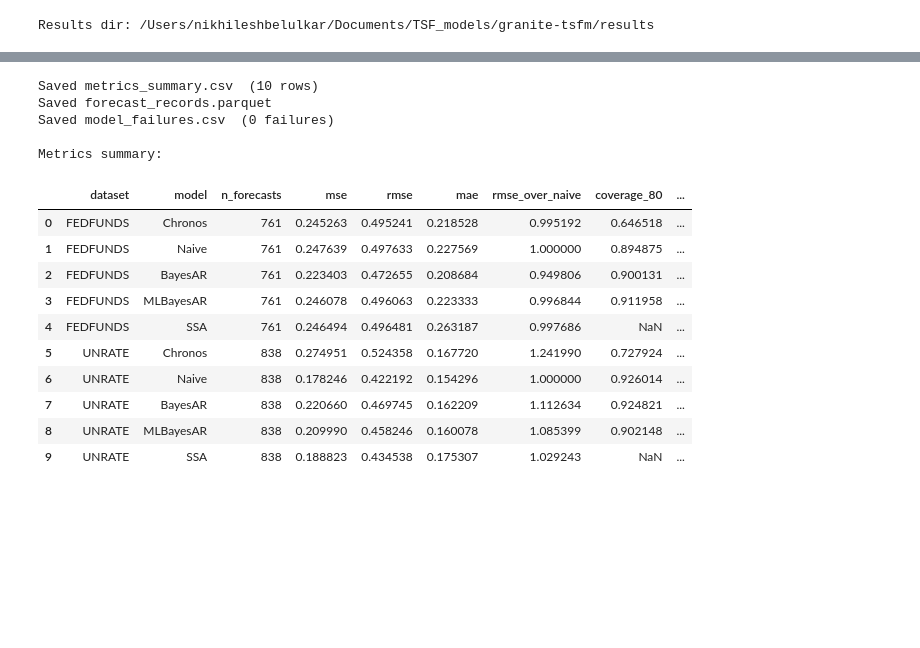
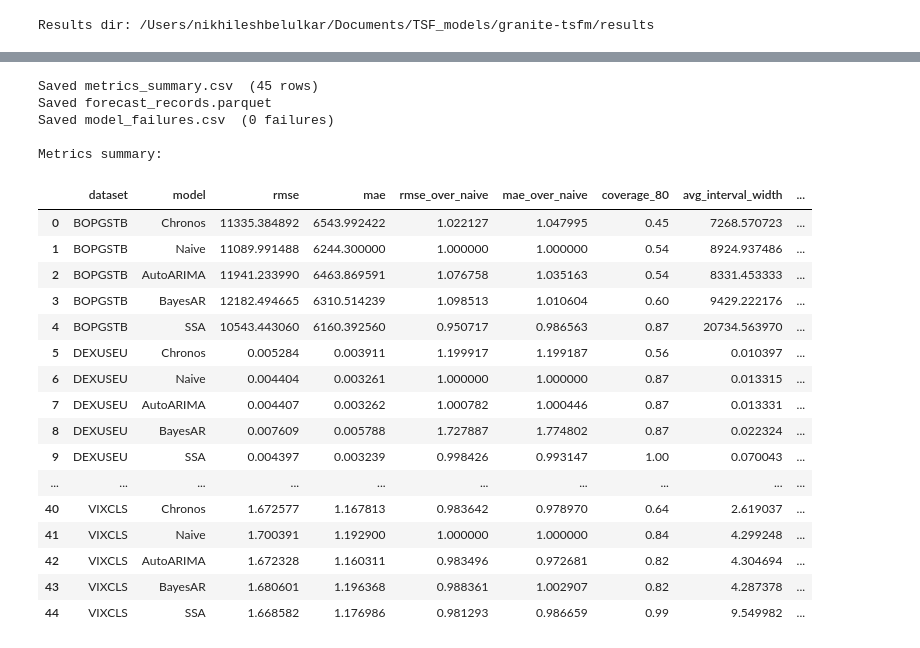
Before and after one commit to Nikhilesh-B/granite-tsfm, a Jupyter notebook: chronos_vs_traditional_benchmark.ipynb, the cells around one changed output, grey strips where cells are left out. Saved outputs shown, nothing was run; the diff lists cells and outputs as text; code cells hidden in the pictures; blank space fills up the shorter version.

```diff
--- a/chronos_vs_traditional_benchmark.ipynb
+++ b/chronos_vs_traditional_benchmark.ipynb
@@ -24,23 +24,27 @@ print("Imports OK")
 Imports OK
 # %%
 HORIZON         = 1
-CHRONOS_CONTEXT = 1000
+CHRONOS_CONTEXT = 512
 CHRONOS_MODEL   = 'amazon/chronos-t5-tiny'  # swap small/base for higher quality
-MAX_OOS_ORIGINS = 1000000
+MAX_OOS_ORIGINS = 100
 ROLLING_WINDOW  = 36
 
 DATA_DIR    = Path('data')
 RESULTS_DIR = Path('results')
 
 # Set RUN_DATASETS = None to run all 6 datasets.
-RUN_DATASETS = ['UNRATE','FEDFUNDS','BOPGSTB','TB3MS']
+RUN_DATASETS = ['FEDFUNDS', 'BOPGSTB', 'TB3MS', 'DEXUSEU', 'GS10', 'NFCI', 'SAHMREALTIME', 'UNRATE', 'VIXCLS']
 
 DATASETS = [
-    dict(name='FEDFUNDS', path='data/FEDFUNDS.csv', date_col='observation_date', target_col='FEDFUNDS', k_first=100),
-    dict(name='GS10',     path='data/GS10.csv',     date_col='observation_date', target_col='GS10',     k_first=100),
-    dict(name='UNRATE',   path='data/UNRATE.csv',   date_col='observation_date', target_col='UNRATE',   k_first=100),
-    dict(name='PCE',   path='data/PCE.csv',   date_col='observation_date', target_col='UNRATE',   k_first=100),
-    dict(name='TB3MS',   path='data/PCE.csv',   date_col='observation_date', target_col='UNRATE',   k_first=100),
+    dict(name='BOPGSTB',      path='data/out_of_domain/BOPGSTB.csv',      date_col='observation_date', target_col='BOPGSTB',      k_first=100),
+    dict(name='DEXUSEU',      path='data/out_of_domain/DEXUSEU.csv',      date_col='observation_date', target_col='DEXUSEU',      k_first=100),
+    dict(name='FEDFUNDS',     path='data/out_of_domain/FEDFUNDS.csv',     date_col='observation_date', target_col='FEDFUNDS',     k_first=100),
+    dict(name='GS10',         path='data/out_of_domain/GS10.csv',         date_col='observation_date', target_col='GS10',         k_first=100),
+    dict(name='NFCI',         path='data/out_of_domain/NFCI.csv',         date_col='observation_date', target_col='NFCI',         k_first=100),
+    dict(name='SAHMREALTIME', path='data/out_of_domain/SAHMREALTIME.csv', date_col='observation_date', target_col='SAHMREALTIME', k_first=100),
+    dict(name='TB3MS',        path='data/out_of_domain/TB3MS.csv',        date_col='observation_date', target_col='TB3MS',        k_first=100),
+    dict(name='UNRATE',       path='data/out_of_domain/UNRATE.csv',       date_col='observation_date', target_col='UNRATE',       k_first=100),
+    dict(name='VIXCLS',       path='data/out_of_domain/VIXCLS.csv',       date_col='observation_date', target_col='VIXCLS',       k_first=100),
 ]
 
 # Full colour registry — add entries here if you add new models
@@ -64,10 +68,10 @@ RUN_CHRONOS = True   # set False to skip the Chronos-T5 pipeline entirely
 def make_baselines():
     return {
         'Naive'    : NaiveBenchmarkForecaster(),
-        # 'AR(1)'    : ARIMAForecaster(order=(1, 0, 0)),
-        # 'AutoARIMA': AutoARIMAForecaster(p_max=4, q_max=2, d_max=2),
-        'BayesAR'  : BayesianARForecaster(p=3, prior_mode='ridge'),
-        'MLBayesAR': MLBayesARForecaster(p=24, prior_mode='minnesota'),
+        # 'ARIMA(10,1,10)'    : ARIMAForecaster(order=(5, 1, 5)),
+        'AutoARIMA': AutoARIMAForecaster(p_max=3, q_max=2, d_max=1),
+        'BayesAR'  : BayesianARForecaster(p=10, prior_mode='ridge'),
+        # 'MLBayesAR': MLBayesARForecaster(p=24, prior_mode='minnesota'),
         'SSA'      : SSAForecaster(),
         # 'AR-GARCH' : ARGARCHForecaster(p=1),
     }
@@ -230,10 +226,16 @@ for ds in active_datasets:
                 upper_80=uppers_ds[model][-1],
             ))
 
-    naive_rmse = compute_metrics(preds_ds['Naive'], actuals_ds)['rmse']
+    naive_m    = compute_metrics(preds_ds['Naive'], actuals_ds, lowers_ds['Naive'], uppers_ds['Naive'])
+    naive_rmse = naive_m['rmse']
+    naive_mae  = naive_m['mae']
+    naive_width = naive_m['avg_interval_width']
     for model in MODEL_NAMES:
         m = compute_metrics(preds_ds[model], actuals_ds, lowers_ds[model], uppers_ds[model])
-        m['rmse_over_naive'] = m['rmse'] / naive_rmse if naive_rmse > 0 else float('nan')
+        m['rmse_over_naive']          = m['rmse'] / naive_rmse  if naive_rmse  > 0 else float('nan')
+        m['mae_over_naive']           = m['mae']  / naive_mae   if naive_mae   > 0 else float('nan')
+        naive_w = naive_width if (not np.isnan(naive_width) and naive_width > 0) else float('nan')
+        m['interval_width_over_naive'] = m['avg_interval_width'] / naive_w if not np.isnan(naive_w) else float('nan')
         m['dataset'] = ds['name']
         m['model']   = model
         all_metrics_rows.append(m)
@@ -266,38 +308,44 @@ FileNotFoundError: [Errno 2] No such file or directory: 'data/PCE.csv'
 # %%
-METRICS_COLS = ['dataset', 'model', 'n_forecasts', 'mse', 'rmse', 'mae',
-                'rmse_over_naive', 'coverage_80', 'avg_interval_width']
+METRICS_COLS = ['dataset', 'model', 'rmse', 'mae', 'rmse_over_naive', 'mae_over_naive',
+                'coverage_80', 'avg_interval_width', 'interval_width_over_naive']
 
 metrics_df = pd.DataFrame(all_metrics_rows)[METRICS_COLS]
 metrics_df.to_csv(RESULTS_DIR / 'metrics_summary.csv', index=False)
 print(f"Saved metrics_summary.csv  ({len(metrics_df)} rows)")
 
 pd.DataFrame(all_forecast_rows).to_parquet(RESULTS_DIR / 'forecast_records.parquet', index=False)
 print(f"Saved forecast_records.parquet")
 
 failures_df = (pd.DataFrame(all_failure_rows) if all_failure_rows
                else pd.DataFrame(columns=['dataset', 'model', 'error_message']))
 failures_df.to_csv(RESULTS_DIR / 'model_failures.csv', index=False)
 print(f"Saved model_failures.csv  ({len(failures_df)} failures)")
 
 print("\nMetrics summary:")
 display(metrics_df)
 # %% [output]
-Saved metrics_summary.csv  (10 rows)
+Saved metrics_summary.csv  (45 rows)
 Saved forecast_records.parquet
 Saved model_failures.csv  (0 failures)
 
 Metrics summary:
-|  | dataset | model | n_forecasts | mse | rmse | mae | rmse_over_naive | coverage_80 | ... |
-| 0 | FEDFUNDS | Chronos | 761 | 0.245263 | 0.495241 | 0.218528 | 0.995192 | 0.646518 | ... |
-| 1 | FEDFUNDS | Naive | 761 | 0.247639 | 0.497633 | 0.227569 | 1.000000 | 0.894875 | ... |
-| 2 | FEDFUNDS | BayesAR | 761 | 0.223403 | 0.472655 | 0.208684 | 0.949806 | 0.900131 | ... |
-| 3 | FEDFUNDS | MLBayesAR | 761 | 0.246078 | 0.496063 | 0.223333 | 0.996844 | 0.911958 | ... |
-| 4 | FEDFUNDS | SSA | 761 | 0.246494 | 0.496481 | 0.263187 | 0.997686 | NaN | ... |
-| 5 | UNRATE | Chronos | 838 | 0.274951 | 0.524358 | 0.167720 | 1.241990 | 0.727924 | ... |
-| 6 | UNRATE | Naive | 838 | 0.178246 | 0.422192 | 0.154296 | 1.000000 | 0.926014 | ... |
-| 7 | UNRATE | BayesAR | 838 | 0.220660 | 0.469745 | 0.162209 | 1.112634 | 0.924821 | ... |
-| 8 | UNRATE | MLBayesAR | 838 | 0.209990 | 0.458246 | 0.160078 | 1.085399 | 0.902148 | ... |
-| 9 | UNRATE | SSA | 838 | 0.188823 | 0.434538 | 0.175307 | 1.029243 | NaN | ... |
+|  | dataset | model | rmse | mae | rmse_over_naive | mae_over_naive | coverage_80 | avg_interval_width | ... |
+| 0 | BOPGSTB | Chronos | 11335.384892 | 6543.992422 | 1.022127 | 1.047995 | 0.45 | 7268.570723 | ... |
+| 1 | BOPGSTB | Naive | 11089.991488 | 6244.300000 | 1.000000 | 1.000000 | 0.54 | 8924.937486 | ... |
+| 2 | BOPGSTB | AutoARIMA | 11941.233990 | 6463.869591 | 1.076758 | 1.035163 | 0.54 | 8331.453333 | ... |
+| 3 | BOPGSTB | BayesAR | 12182.494665 | 6310.514239 | 1.098513 | 1.010604 | 0.60 | 9429.222176 | ... |
+| 4 | BOPGSTB | SSA | 10543.443060 | 6160.392560 | 0.950717 | 0.986563 | 0.87 | 20734.563970 | ... |
+| 5 | DEXUSEU | Chronos | 0.005284 | 0.003911 | 1.199917 | 1.199187 | 0.56 | 0.010397 | ... |
+| 6 | DEXUSEU | Naive | 0.004404 | 0.003261 | 1.000000 | 1.000000 | 0.87 | 0.013315 | ... |
+| 7 | DEXUSEU | AutoARIMA | 0.004407 | 0.003262 | 1.000782 | 1.000446 | 0.87 | 0.013331 | ... |
+| 8 | DEXUSEU | BayesAR | 0.007609 | 0.005788 | 1.727887 | 1.774802 | 0.87 | 0.022324 | ... |
+| 9 | DEXUSEU | SSA | 0.004397 | 0.003239 | 0.998426 | 0.993147 | 1.00 | 0.070043 | ... |
+| ... | ... | ... | ... | ... | ... | ... | ... | ... | ... |
+| 40 | VIXCLS | Chronos | 1.672577 | 1.167813 | 0.983642 | 0.978970 | 0.64 | 2.619037 | ... |
+| 41 | VIXCLS | Naive | 1.700391 | 1.192900 | 1.000000 | 1.000000 | 0.84 | 4.299248 | ... |
+| 42 | VIXCLS | AutoARIMA | 1.672328 | 1.160311 | 0.983496 | 0.972681 | 0.82 | 4.304694 | ... |
+| 43 | VIXCLS | BayesAR | 1.680601 | 1.196368 | 0.988361 | 1.002907 | 0.82 | 4.287378 | ... |
+| 44 | VIXCLS | SSA | 1.668582 | 1.176986 | 0.981293 | 0.986659 | 0.99 | 9.549982 | ... |
 # %%
 for ds_name, res in dataset_results.items():
     actuals = res['actuals']
```
Also changed, not shown: parts of 6 cells of this notebook, 16 other files.
